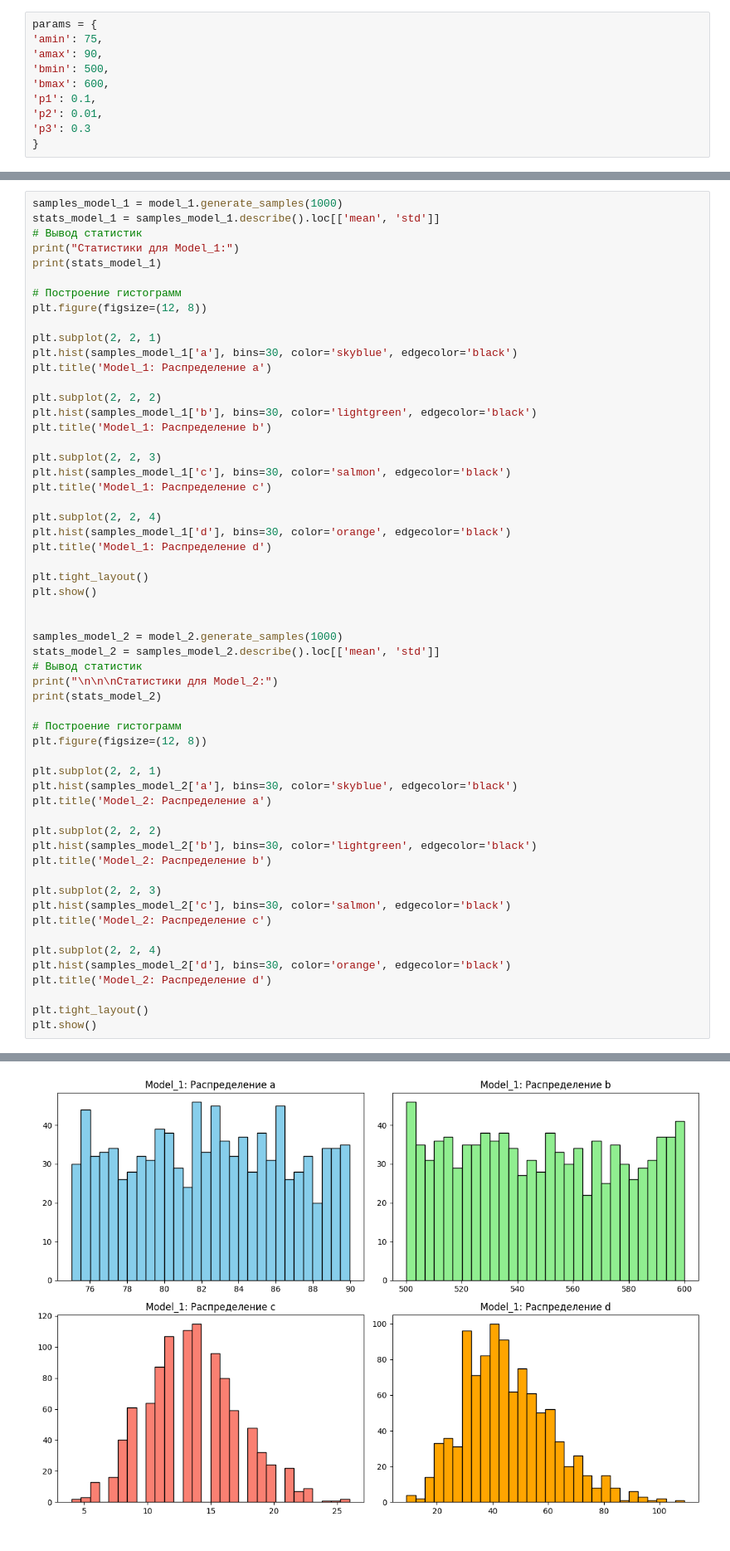
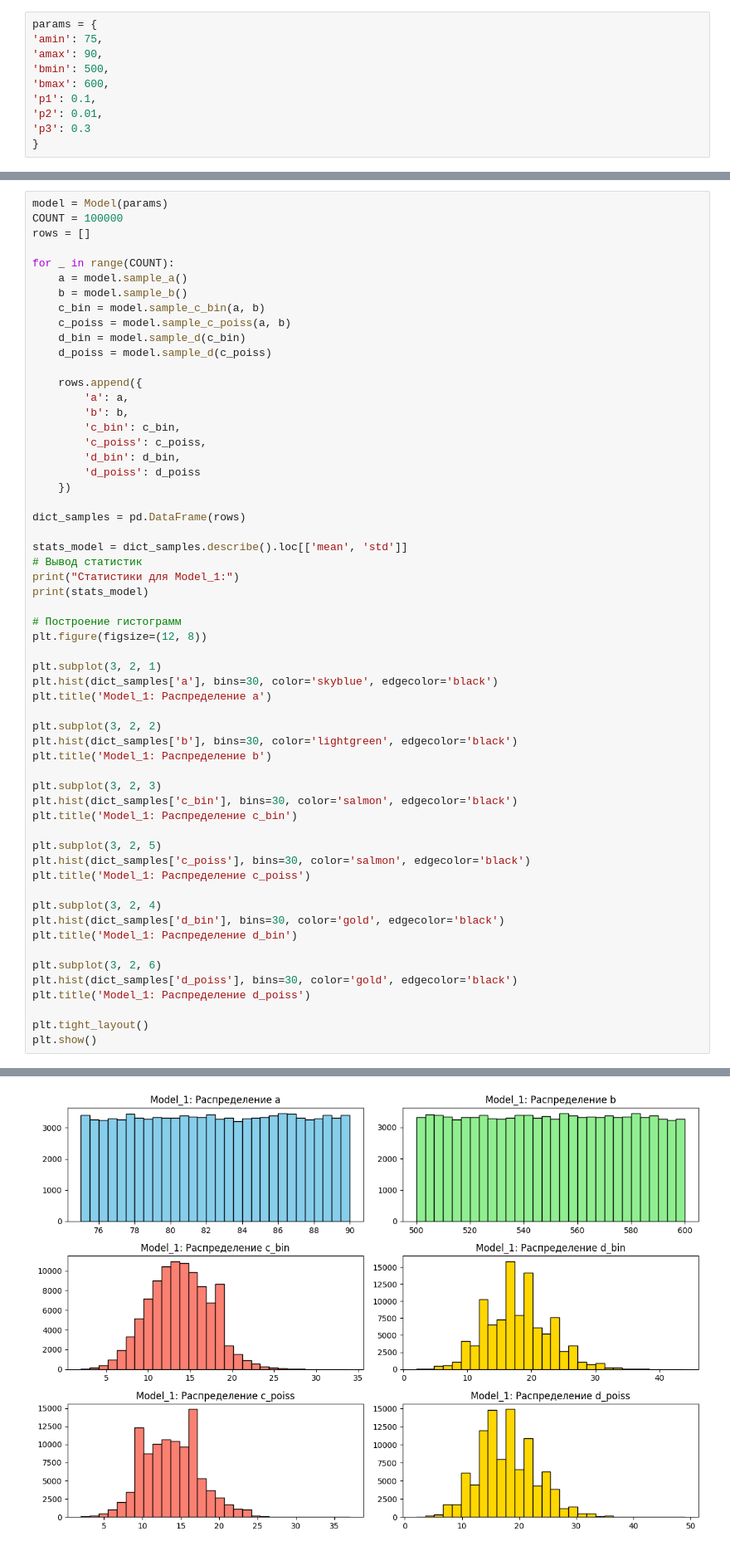
Before and after one commit to Normist300/VMZMO, a Jupyter notebook: P6.ipynb, the cells around one changed output, grey strips where cells are left out. Shown at 83% size. Drawn from its saved outputs; the diff is of its cells as text.

```diff
--- a/P6.ipynb
+++ b/P6.ipynb
@@ -94,59 +81,60 @@ array([ 5,  3,  5,  3,  5,  4,  1,  5,  3,  4,  3,  8,  6,  7,  3,  4,  6,
 # %%
-samples_model_1 = model_1.generate_samples(1000)
-stats_model_1 = samples_model_1.describe().loc[['mean', 'std']]
+model = Model(params)
+COUNT = 100000
+rows = []
+
+for _ in range(COUNT):
+    a = model.sample_a()
+    b = model.sample_b()
+    c_bin = model.sample_c_bin(a, b)
+    c_poiss = model.sample_c_poiss(a, b)
+    d_bin = model.sample_d(c_bin)
+    d_poiss = model.sample_d(c_poiss)
+
+    rows.append({
+        'a': a,
+        'b': b,
+        'c_bin': c_bin,
+        'c_poiss': c_poiss,
+        'd_bin': d_bin,
+        'd_poiss': d_poiss
+    })
+
+dict_samples = pd.DataFrame(rows)
+
+stats_model = dict_samples.describe().loc[['mean', 'std']]
 # Вывод статистик
 print("Статистики для Model_1:")
-print(stats_model_1)
+print(stats_model)
 
 # Построение гистограмм
 plt.figure(figsize=(12, 8))
 
-plt.subplot(2, 2, 1)
-plt.hist(samples_model_1['a'], bins=30, color='skyblue', edgecolor='black')
+plt.subplot(3, 2, 1)
+plt.hist(dict_samples['a'], bins=30, color='skyblue', edgecolor='black')
 plt.title('Model_1: Распределение a')
 
-plt.subplot(2, 2, 2)
-plt.hist(samples_model_1['b'], bins=30, color='lightgreen', edgecolor='black')
+plt.subplot(3, 2, 2)
+plt.hist(dict_samples['b'], bins=30, color='lightgreen', edgecolor='black')
 plt.title('Model_1: Распределение b')
 
-plt.subplot(2, 2, 3)
-plt.hist(samples_model_1['c'], bins=30, color='salmon', edgecolor='black')
-plt.title('Model_1: Распределение c')
+plt.subplot(3, 2, 3)
+plt.hist(dict_samples['c_bin'], bins=30, color='salmon', edgecolor='black')
+plt.title('Model_1: Распределение c_bin')
 
-plt.subplot(2, 2, 4)
-plt.hist(samples_model_1['d'], bins=30, color='orange', edgecolor='black')
-plt.title('Model_1: Распределение d')
+plt.subplot(3, 2, 5)
+plt.hist(dict_samples['c_poiss'], bins=30, color='salmon', edgecolor='black')
+plt.title('Model_1: Распределение c_poiss')
+
+plt.subplot(3, 2, 4)
+plt.hist(dict_samples['d_bin'], bins=30, color='gold', edgecolor='black')
+plt.title('Model_1: Распределение d_bin')
+
+plt.subplot(3, 2, 6)
+plt.hist(dict_samples['d_poiss'], bins=30, color='gold', edgecolor='black')
+plt.title('Model_1: Распределение d_poiss')
 
 plt.tight_layout()
 plt.show()
-
-
-samples_model_2 = model_2.generate_samples(1000)
-stats_model_2 = samples_model_2.describe().loc[['mean', 'std']]
-# Вывод статистик
-print("\n\n\nСтатистики для Model_2:")
-print(stats_model_2)
-
-# Построение гистограмм
-plt.figure(figsize=(12, 8))
-
-plt.subplot(2, 2, 1)
-plt.hist(samples_model_2['a'], bins=30, color='skyblue', edgecolor='black')
-plt.title('Model_2: Распределение a')
-
-plt.subplot(2, 2, 2)
-plt.hist(samples_model_2['b'], bins=30, color='lightgreen', edgecolor='black')
-plt.title('Model_2: Распределение b')
-
-plt.subplot(2, 2, 3)
-plt.hist(samples_model_2['c'], bins=30, color='salmon', edgecolor='black')
-plt.title('Model_2: Распределение c')
-
-plt.subplot(2, 2, 4)
-plt.hist(samples_model_2['d'], bins=30, color='orange', edgecolor='black')
-plt.title('Model_2: Распределение d')
-
-plt.tight_layout()
-plt.show()
 # %% [output]
 Статистики для Model_1:
@@ -156 +144 @@ std    4.273838   29.699133   3.657616  15.868708
-[figure, old version]
+[figure, new version]
```
Also changed, not shown: parts of 11 cells of this notebook, 1 other file.
